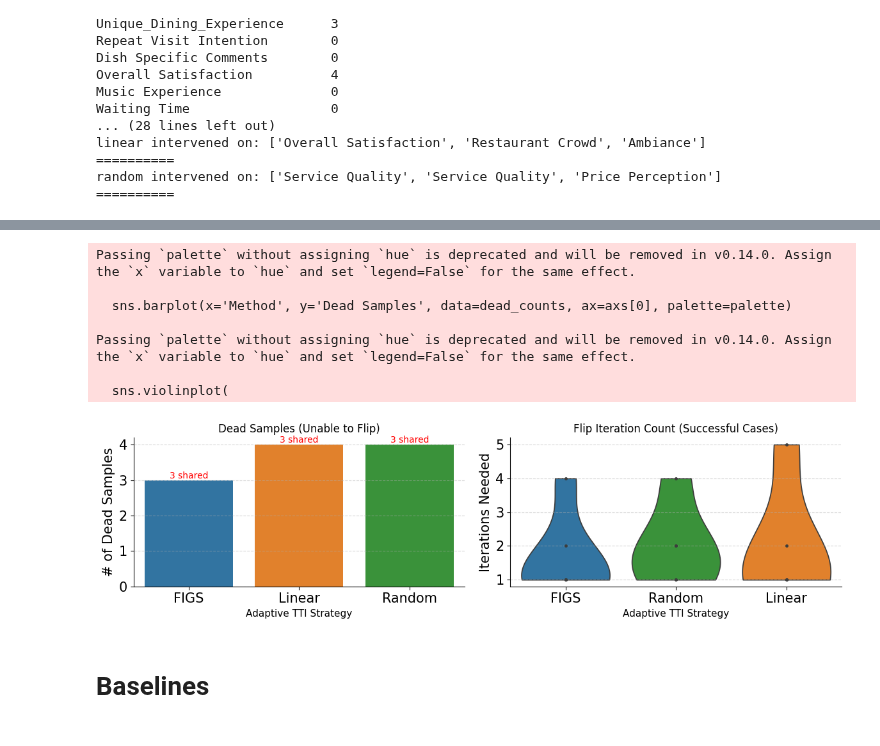
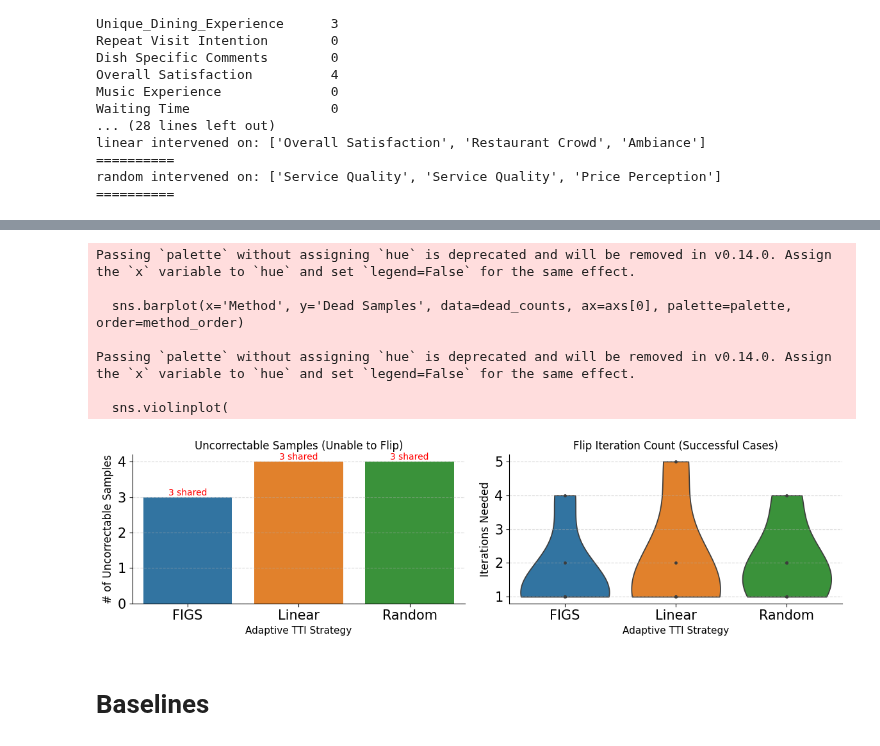
Before and after one commit to mattyshen/adaptiveTTI, a Jupyter notebook: notebooks/distillation_tbm.ipynb, the cells around one changed output, grey strips where cells are left out. Saved outputs shown, nothing was run; the diff lists cells and outputs as text; code cells hidden in the pictures.

```diff
--- a/notebooks/distillation_tbm.ipynb
+++ b/notebooks/distillation_tbm.ipynb
@@ -394,46 +396,50 @@ Passing `palette` without assigning `hue` is deprecated and will be removed in v
 #fig, axs = plt.subplots(1, 2, figsize=(12, 5), gridspec_kw={'width_ratios': [1, 1]}, sharey=False)
 fig, axs = plt.subplots(1, 2, figsize=(12, 3.5), gridspec_kw={'width_ratios': [1, 1]}, sharey=False)
 
+# Set fixed method order
+method_order = ['FIGS', 'Linear', 'Random']
+
 # Left plot: Dead sample counts
-sns.barplot(x='Method', y='Dead Samples', data=dead_counts, ax=axs[0], palette=palette)
-axs[0].set_title('Dead Samples (Unable to Flip)', fontsize=12)
-axs[0].set_ylabel('# of Dead Samples')
+sns.barplot(x='Method', y='Dead Samples', data=dead_counts, ax=axs[0], palette=palette, order=method_order)
+axs[0].set_title('Uncorrectable Samples (Unable to Flip)', fontsize=12)
+axs[0].set_ylabel('# of Uncorrectable Samples', fontsize=12)
 axs[0].set_xlabel('Adaptive TTI Strategy', fontsize=11)
 axs[0].grid(True, axis='y', linestyle='--', alpha=0.5)
 
 # Annotate shared dead sample counts
 for index, row in dead_counts.iterrows():
     method = row['Method']
     shared_count = df[(df['Method'] == method) & (df['Shared Dead'])].shape[0]
     axs[0].text(index, row['Dead Samples'], f'{shared_count} shared', ha='center', va='bottom', fontsize=10, color='red')
 
 # Right plot: Flip count distribution for successful interventions
 sns.violinplot(
     x='Method',
     y='Flip Count',
     data=df[df['Flip Count'] != 31],
     ax=axs[1],
     palette=palette,
     inner='point',
-    cut=0
+    cut=0,
+    order=method_order
 )
 axs[1].set_title('Flip Iteration Count (Successful Cases)', fontsize=12)
-axs[1].set_ylabel('Number of Interactions Intervened On Needed')
+axs[1].set_ylabel('Iterations Needed', fontsize=12)
 axs[1].set_xlabel('Adaptive TTI Strategy', fontsize=11)
 axs[1].grid(True, axis='y', linestyle='--', alpha=0.5)
 
 plt.tight_layout()
 #plt.show()
 plt.savefig('NLP_ATTI_flip_results_wide.pdf', bbox_inches='tight')
 # %% [output]
 Passing `palette` without assigning `hue` is deprecated and will be removed in v0.14.0. Assign the `x` variable to `hue` and set `legend=False` for the same effect.
 
-  sns.barplot(x='Method', y='Dead Samples', data=dead_counts, ax=axs[0], palette=palette)
+  sns.barplot(x='Method', y='Dead Samples', data=dead_counts, ax=axs[0], palette=palette, order=method_order)
 
 Passing `palette` without assigning `hue` is deprecated and will be removed in v0.14.0. Assign the `x` variable to `hue` and set `legend=False` for the same effect.
 
   sns.violinplot(
-[figure, old version]
+[figure, new version]
 # %% [markdown]
 # Baselines
 # %%
```
Also changed, not shown: parts of 1 cell of this notebook, 3 other files.
